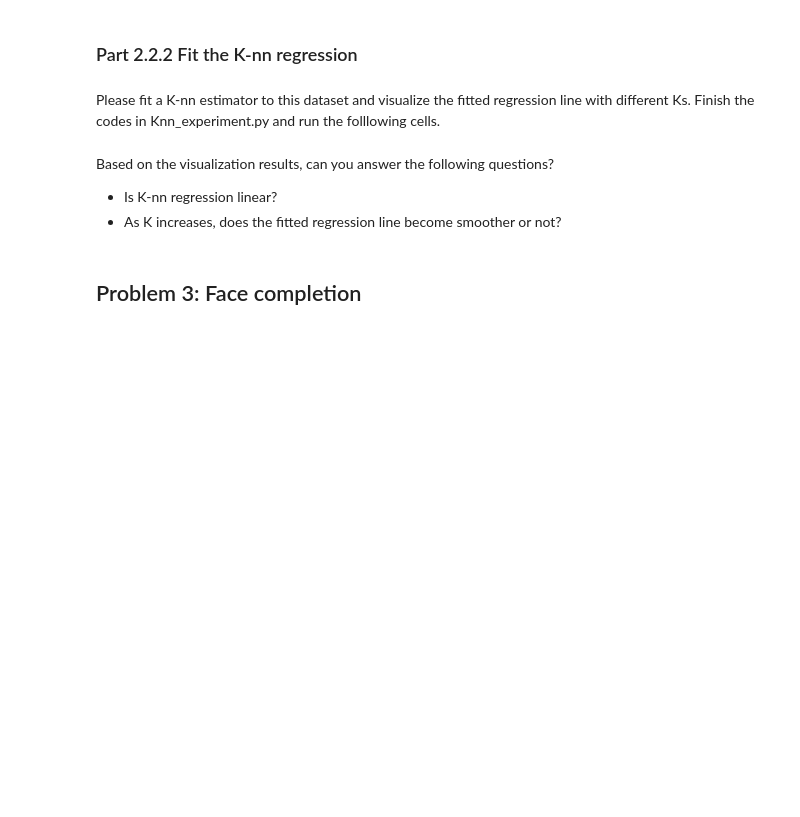
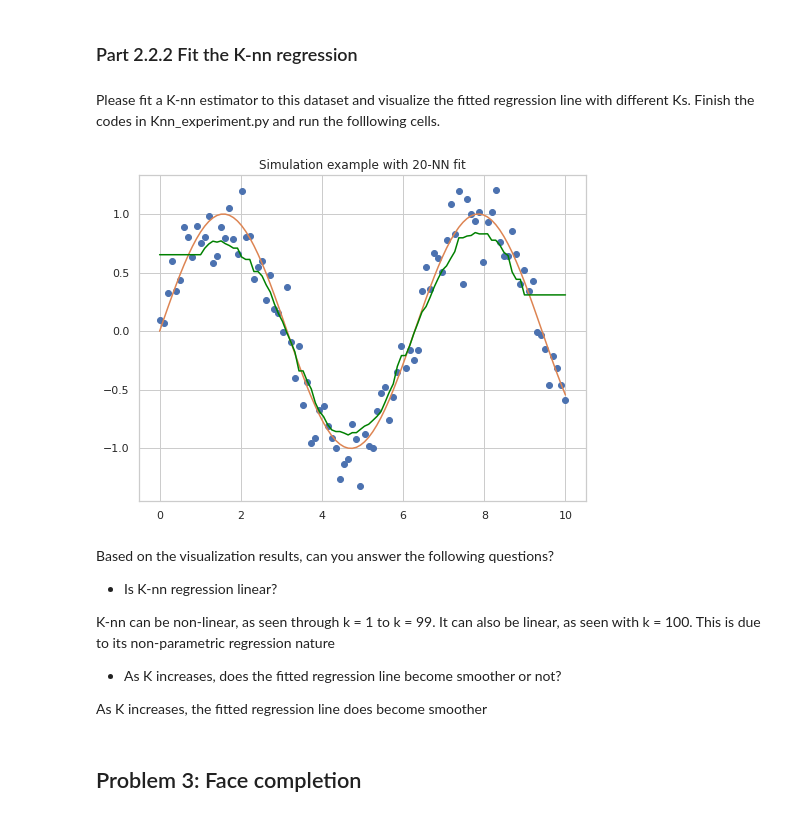
Before and after one commit to mattzhao-R/busn-20800, a Jupyter notebook: Psets/Assignment_4/Assignment 4.ipynb, the cells around one changed output. Saved outputs shown, nothing was run; the diff lists cells and outputs as text; code cells hidden in the pictures; blank space fills up the shorter version.

```diff
--- a/Psets/Assignment_4/Assignment 4.ipynb
+++ b/Psets/Assignment_4/Assignment 4.ipynb
@@ -530,17 +506,24 @@ Please fit a K-nn estimator to this dataset and visualize the fitted regression
 # %%
 # Perform K-nn regression
 from Knn_regression import *
 
 
 # Try to play with different K
-k =
+k = 20
 
-Knn_visualize(x,y,k)
+Knn_visualize(x.reshape(-1,1),y,k)
+# %% [output]
+[figure, added]
 # %% [markdown]
 Based on the visualization results, can you answer the following questions?
 
 + Is K-nn regression linear?
+
+K-nn can be non-linear, as seen through k = 1 to k = 99. It can also be linear, as seen with k = 100. This is due to its non-parametric regression nature
+
 + As K increases, does the fitted regression line become smoother or not?
+
+As K increases, the fitted regression line does become smoother
 # %% [markdown]
 ## Problem 3: Face completion
 # %% [markdown]
```
Also changed, not shown: parts of 13 cells of this notebook.
